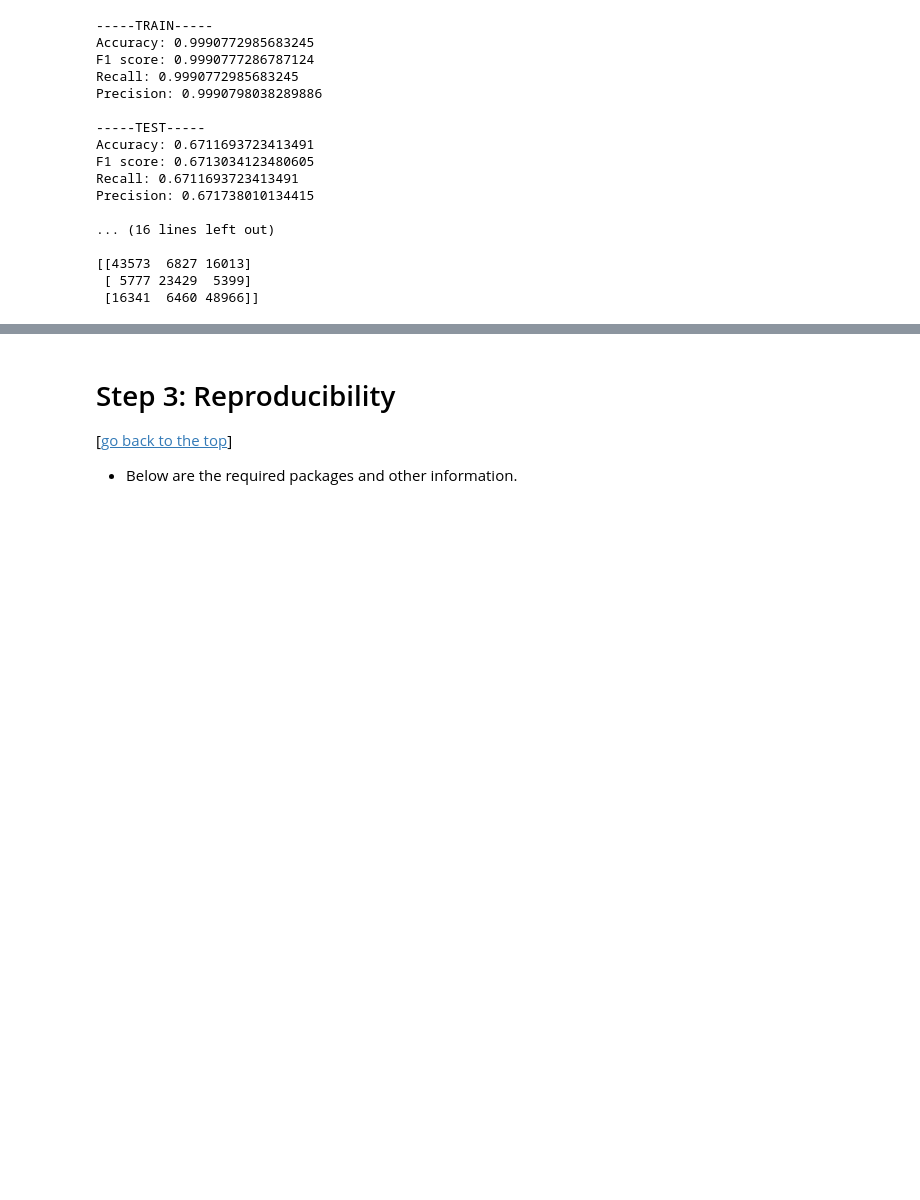
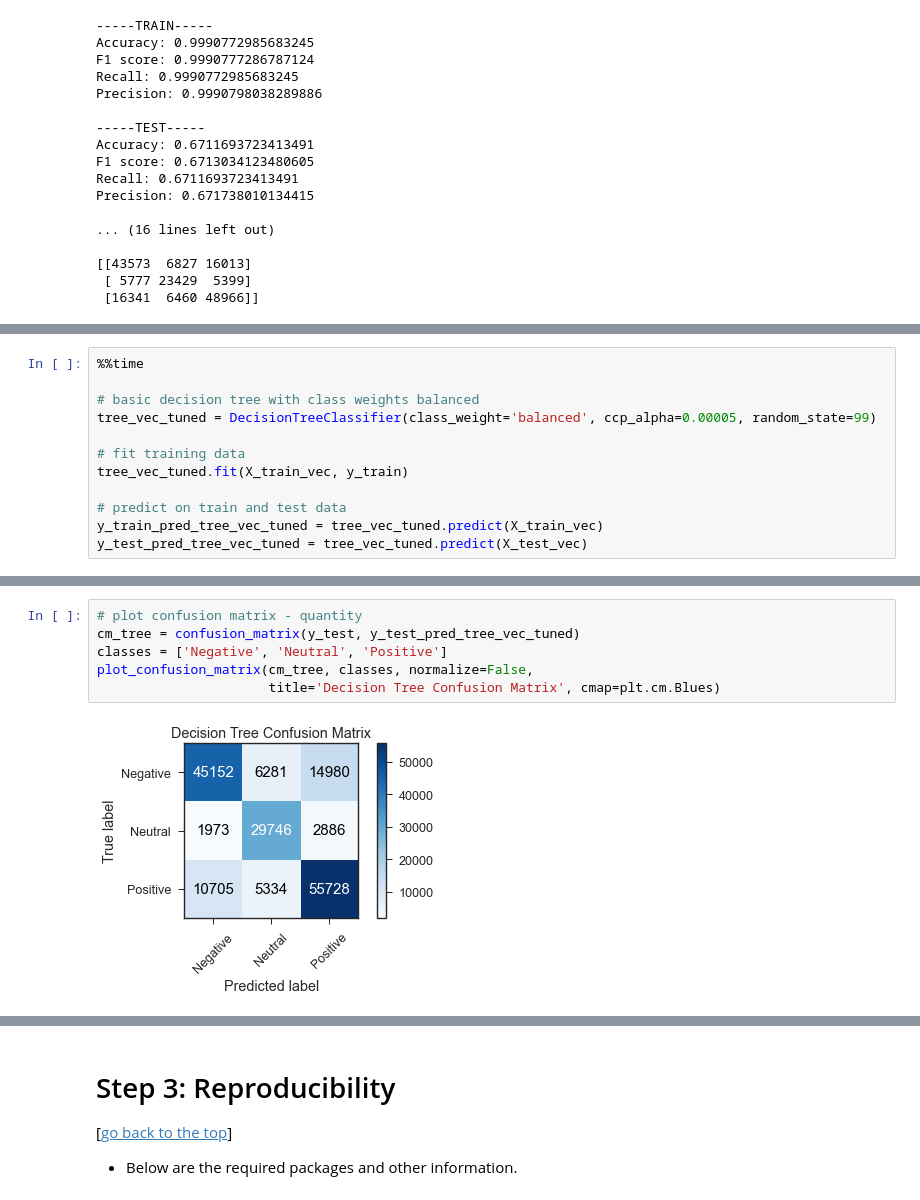
Before and after one commit to p-szymo/twitter-sentiment-analysis, a Jupyter notebook: 04_modeling.ipynb, the cells around one changed output, grey strips where cells are left out. Saved outputs shown, nothing was run; the diff lists cells and outputs as text; blank space fills up the shorter version.

```diff
--- a/04_modeling.ipynb
+++ b/04_modeling.ipynb
@@ -993,0 +829,12 @@ plot_confusion_matrix(cm_tree, classes, normalize=False,
+# %%
+%%time
+
+# basic decision tree with class weights balanced
+tree_vec_tuned = DecisionTreeClassifier(class_weight='balanced', ccp_alpha=0.00005, random_state=99)
+
+# fit training data
+tree_vec_tuned.fit(X_train_vec, y_train)
+
+# predict on train and test data
+y_train_pred_tree_vec_tuned = tree_vec_tuned.predict(X_train_vec)
+y_test_pred_tree_vec_tuned = tree_vec_tuned.predict(X_test_vec)
@@ -993,0 +920,8 @@ plot_confusion_matrix(cm_tree, classes, normalize=False,
+# %%
+# plot confusion matrix - quantity
+cm_tree = confusion_matrix(y_test, y_test_pred_tree_vec_tuned)
+classes = ['Negative', 'Neutral', 'Positive']
+plot_confusion_matrix(cm_tree, classes, normalize=False,
+                      title='Decision Tree Confusion Matrix', cmap=plt.cm.Blues)
+# %% [output]
+[figure, added]
```
Also changed, not shown: parts of 78 cells of this notebook, 6 other files.
